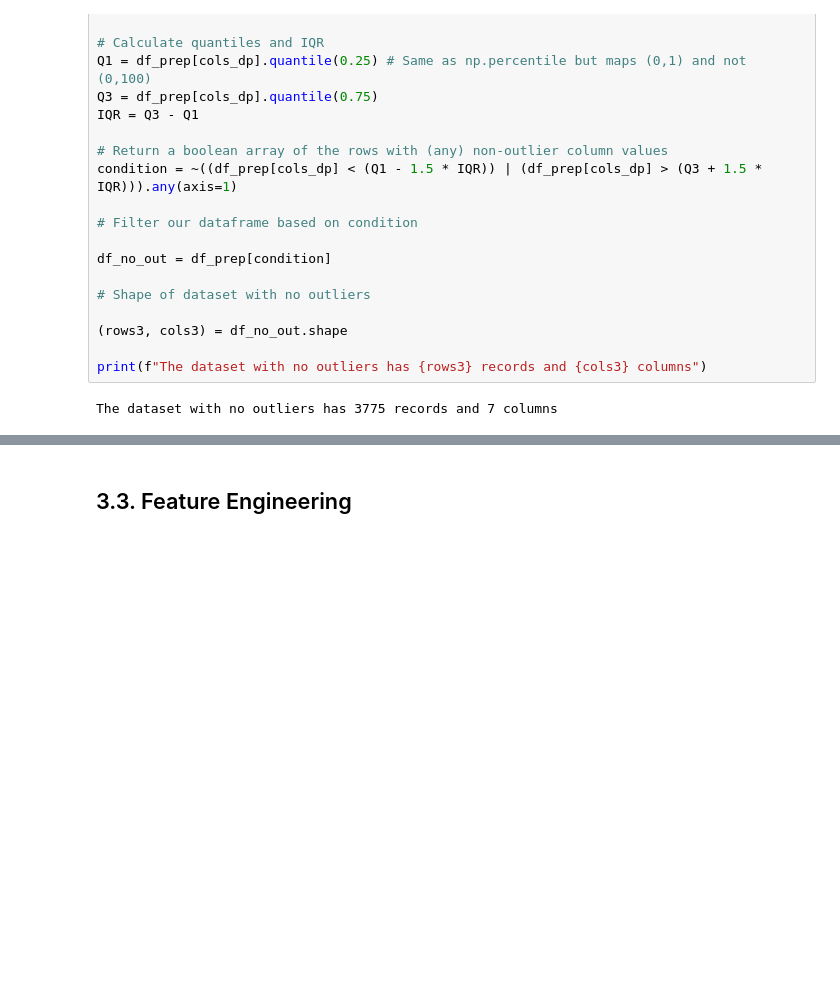
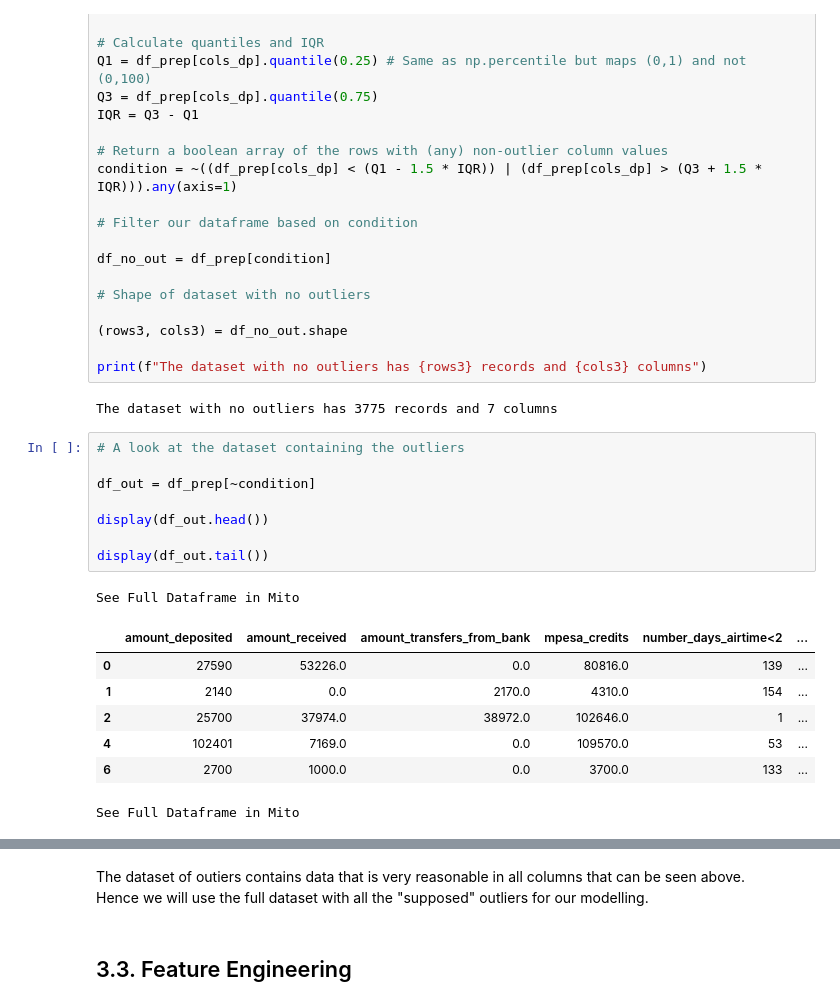
Before and after one commit to yves-moringa/moringadscpt0303, a Jupyter notebook: MORINGA ML PROJECT DSCPT03 G03 LOAN DEFAULT PREDICTOR.ipynb, the cells around one changed output, grey strips where cells are left out. Drawn from its saved outputs; the diff is of its cells as text; blank space fills up the shorter version.

```diff
--- a/MORINGA ML PROJECT DSCPT03 G03 LOAN DEFAULT PREDICTOR.ipynb
+++ b/MORINGA ML PROJECT DSCPT03 G03 LOAN DEFAULT PREDICTOR.ipynb
@@ -356,3 +364,20 @@ df_no_out = df_prep[condition]
 print(f"The dataset with no outliers has {rows3} records and {cols3} columns")
 # %% [output]
 The dataset with no outliers has 3775 records and 7 columns
+# %%
+# A look at the dataset containing the outliers
+
+df_out = df_prep[~condition]
+
+display(df_out.head())
+
+display(df_out.tail())
+# %% [output]
+See Full Dataframe in Mito
+|  | amount_deposited | amount_received | amount_transfers_from_bank | mpesa_credits | number_days_airtime<2 | ... |
+| 0 | 27590 | 53226.0 | 0.0 | 80816.0 | 139 | ... |
+| 1 | 2140 | 0.0 | 2170.0 | 4310.0 | 154 | ... |
+| 2 | 25700 | 37974.0 | 38972.0 | 102646.0 | 1 | ... |
+| 4 | 102401 | 7169.0 | 0.0 | 109570.0 | 53 | ... |
+| 6 | 2700 | 1000.0 | 0.0 | 3700.0 | 133 | ... |
+See Full Dataframe in Mito
@@ -359,3 +390,6 @@ The dataset with no outliers has 3775 records and 7 columns
+# %% [markdown]
+The dataset of outiers contains data that is very reasonable in all columns that can be seen above.
+Hence we will use the full dataset with all the "supposed" outliers for our modelling.
 # %% [markdown]
 ## 3.3. Feature Engineering
 # %%
```
Also changed, not shown: parts of 13 cells of this notebook.
